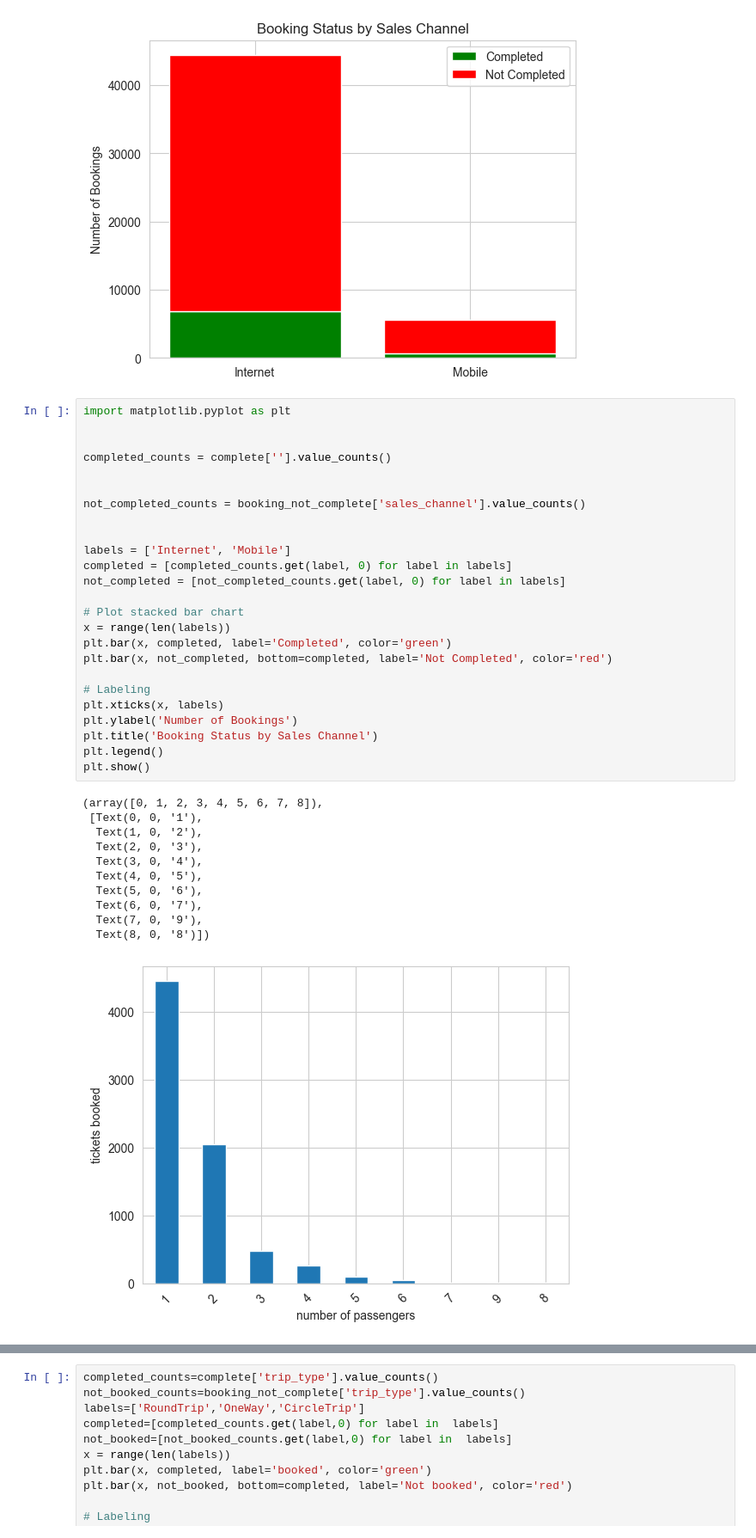
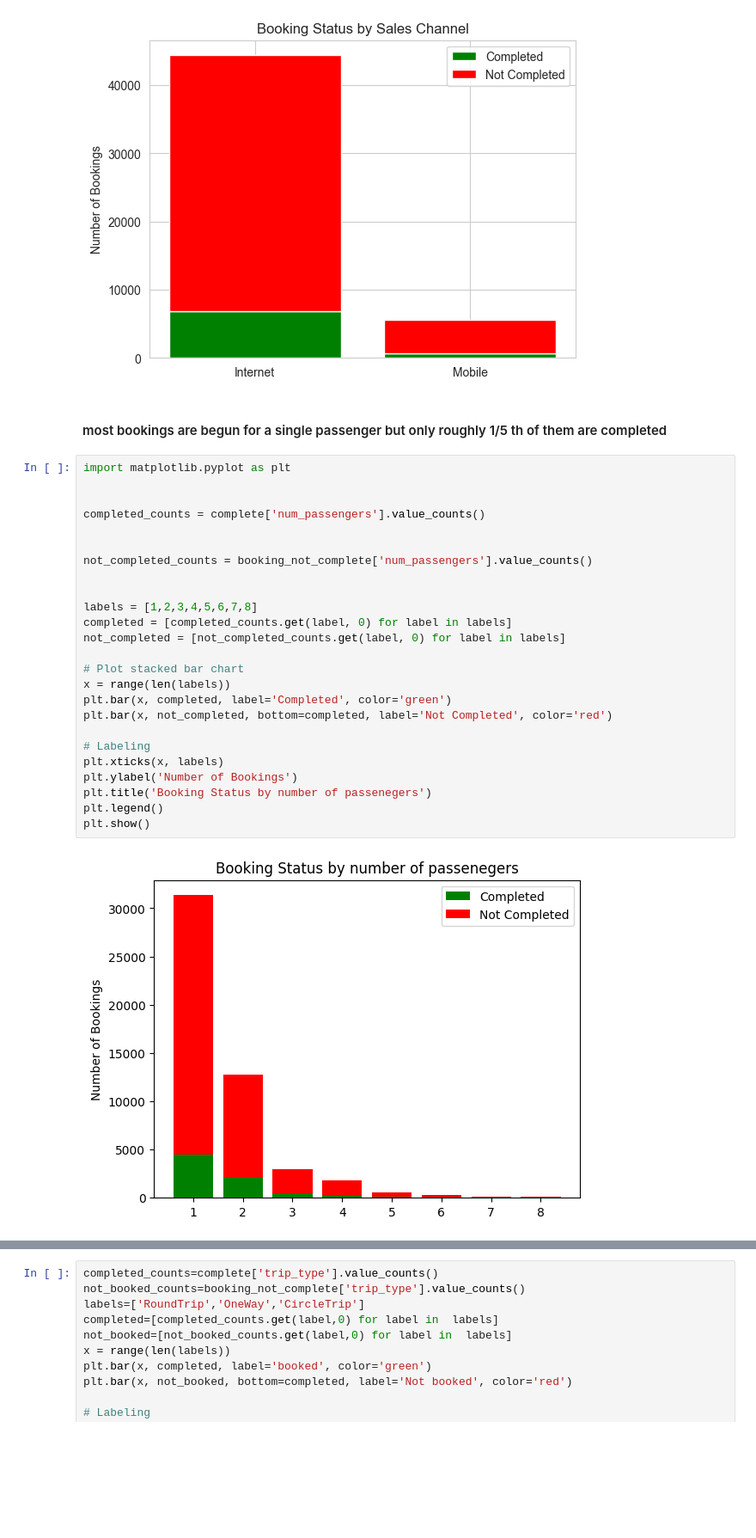
Before and after one commit to nickgeorgemathew/customer-booking-analysis, a Jupyter notebook: customer_booking_analysis.ipynb, the cells around one changed output, grey strips where cells are left out. Shown at 86% size. Drawn from its saved outputs; the diff is of its cells as text; blank space fills up the shorter version.

```diff
--- a/customer_booking_analysis.ipynb
+++ b/customer_booking_analysis.ipynb
@@ -473,40 +473,32 @@ plt.legend()
 plt.show()
 # %% [output]
 [figure]
+# %% [markdown]
+#### most bookings are begun for a single passenger but only roughly 1/5 th of them are completed
 # %%
 import matplotlib.pyplot as plt
 
 
-completed_counts = complete[''].value_counts()
+completed_counts = complete['num_passengers'].value_counts()
 
 
-not_completed_counts = booking_not_complete['sales_channel'].value_counts()
+not_completed_counts = booking_not_complete['num_passengers'].value_counts()
 
 
-labels = ['Internet', 'Mobile']
+labels = [1,2,3,4,5,6,7,8]
 completed = [completed_counts.get(label, 0) for label in labels]
 not_completed = [not_completed_counts.get(label, 0) for label in labels]
 
 # Plot stacked bar chart
 x = range(len(labels))
 plt.bar(x, completed, label='Completed', color='green')
 plt.bar(x, not_completed, bottom=completed, label='Not Completed', color='red')
 
 # Labeling
 plt.xticks(x, labels)
 plt.ylabel('Number of Bookings')
-plt.title('Booking Status by Sales Channel')
+plt.title('Booking Status by number of passenegers')
 plt.legend()
 plt.show()
 # %% [output]
-(array([0, 1, 2, 3, 4, 5, 6, 7, 8]),
- [Text(0, 0, '1'),
-  Text(1, 0, '2'),
-  Text(2, 0, '3'),
-  Text(3, 0, '4'),
-  Text(4, 0, '5'),
-  Text(5, 0, '6'),
-  Text(6, 0, '7'),
-  Text(7, 0, '9'),
-  Text(8, 0, '8')])
-[figure, old version]
+[figure, new version]
```
Also changed, not shown: parts of 6 cells of this notebook.
